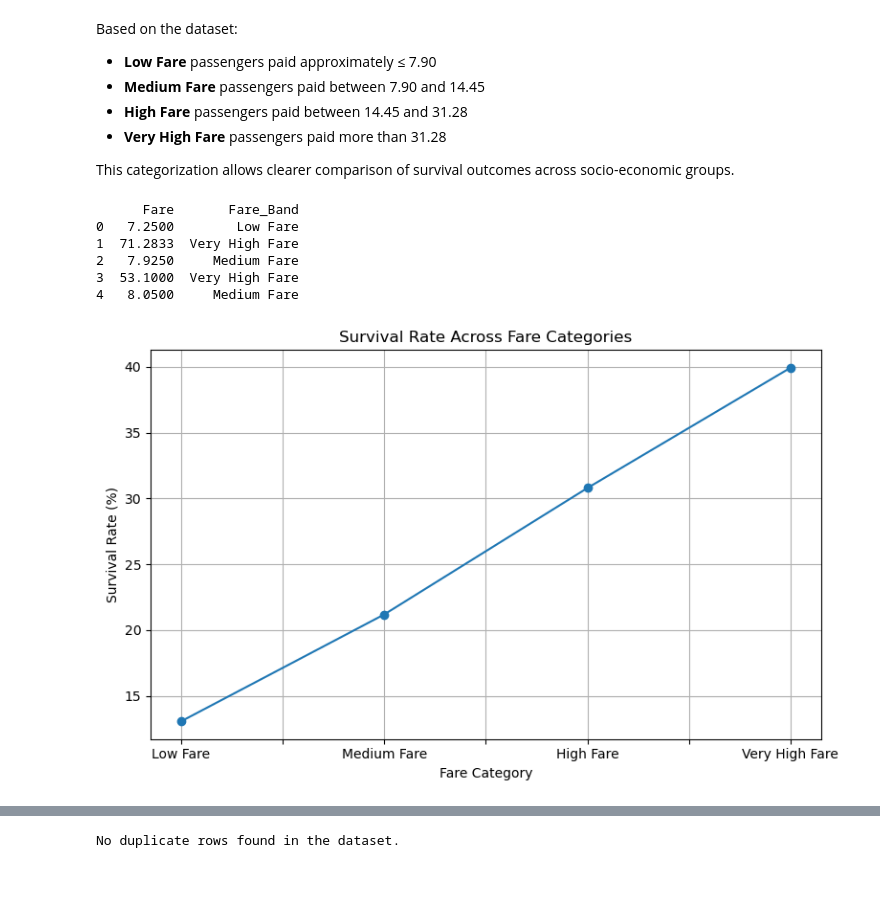
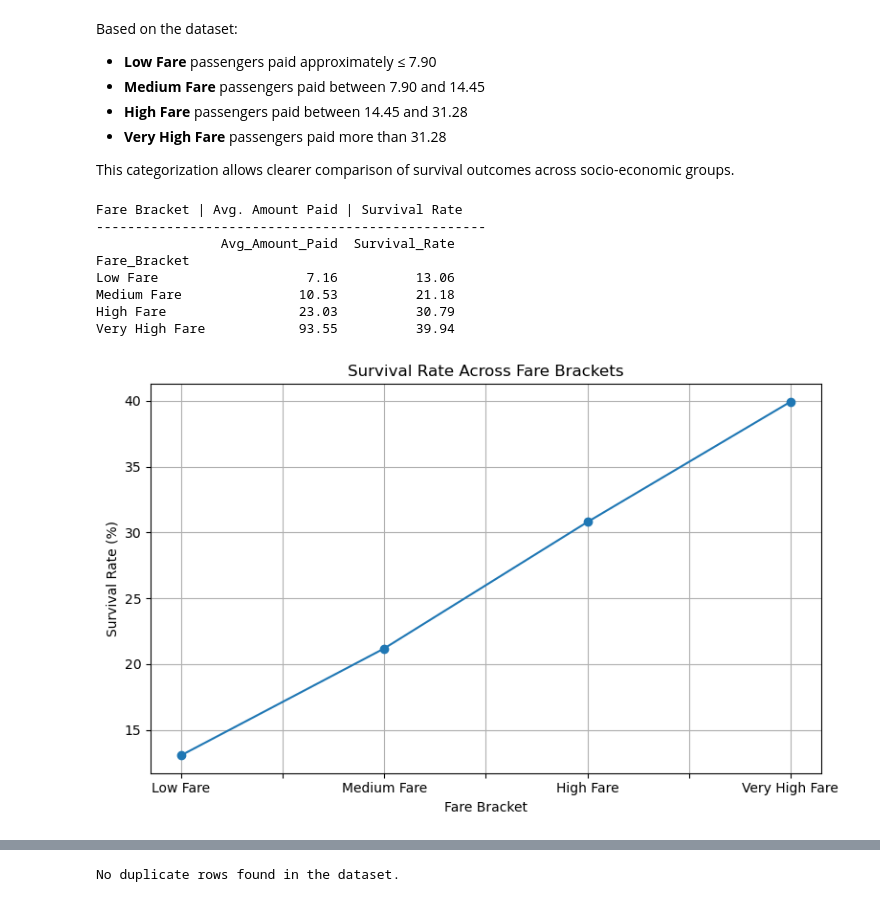
Before and after one commit to johnson-madumere/titanic_surv_pred_insights, a Jupyter notebook: notebooks/02_data_understanding.ipynb, the cells around one changed output, grey strips where cells are left out. Drawn from its saved outputs; the diff is of its cells as text; code cells hidden in the pictures.

```diff
--- a/notebooks/02_data_understanding.ipynb
+++ b/notebooks/02_data_understanding.ipynb
@@ -431,46 +691,49 @@ Based on the dataset:
 - **Very High Fare** passengers paid more than 31.28
 
 This categorization allows clearer comparison of survival outcomes across socio-economic groups.
-# %%
-# Define fare bands with clear numeric meaning
-data_viz = data.copy()
-
-data_viz["Fare_Band"] = pd.cut(
-    data_viz["Fare"],
-    bins=[0, fare_quantiles[0.25], fare_quantiles[0.50], fare_quantiles[0.75], data["Fare"].max()],
-    labels=["Low Fare", "Medium Fare", "High Fare", "Very High Fare"],
-    include_lowest=True
-)
-
-print(data_viz[["Fare", "Fare_Band"]].head())
-# %% [output]
-      Fare       Fare_Band
-0   7.2500        Low Fare
-1  71.2833  Very High Fare
-2   7.9250     Medium Fare
-3  53.1000  Very High Fare
-4   8.0500     Medium Fare
 # %%
-# Create fare bands using quantiles
-data_viz = data.copy()
-data_viz["Fare_Band"] = pd.qcut(
-    data_viz["Fare"],
+# Create fare bracket using quantiles
+temp = data.copy()
+temp["Fare_Bracket"] = pd.qcut(
+    temp["Fare"],
     q=4,
     labels=["Low Fare", "Medium Fare", "High Fare", "Very High Fare"]
 )
 
+# I calculate the average amount paid and the survival percentage in one step
+summary = temp.groupby('Fare_Bracket', observed=True)['Survived'].agg(
+    Avg_Amount_Paid='mean',
+    Survival_Rate='mean'
+)
+
+# I adjust the Fare column to show the average (mean) amount paid for each fare category
+summary['Avg_Amount_Paid'] = temp.groupby('Fare_Bracket',observed=False)['Fare'].mean()
+summary['Survival_Rate'] = (summary['Survival_Rate'] * 100).round(2)
+
+print("Fare Bracket | Avg. Amount Paid | Survival Rate")
+print("-" * 50)
+print(summary.round(2))
+
 # Survival rate per fare band
-fare_survival = data_viz.groupby("Fare_Band", observed=True)["Survived"].mean() * 100
+fare_survival = temp.groupby("Fare_Bracket", observed=True)["Survived"].mean() * 100
 
 # Plot
 plt.figure(figsize=(8,5))
 fare_survival.plot(marker="o")
 
-plt.xlabel("Fare Category")
+plt.xlabel("Fare Bracket")
 plt.ylabel("Survival Rate (%)")
-plt.title("Survival Rate Across Fare Categories")
+plt.title("Survival Rate Across Fare Brackets")
 plt.grid(True)
 plt.tight_layout()
 plt.show()
 # %% [output]
+Fare Bracket | Avg. Amount Paid | Survival Rate
+--------------------------------------------------
+                Avg_Amount_Paid  Survival_Rate
+Fare_Bracket
+Low Fare                   7.16          13.06
+Medium Fare               10.53          21.18
+High Fare                 23.03          30.79
+Very High Fare            93.55          39.94
-[figure, old version]
+[figure, new version]
```
Also changed, not shown: parts of 63 cells of this notebook, 30 other files.
